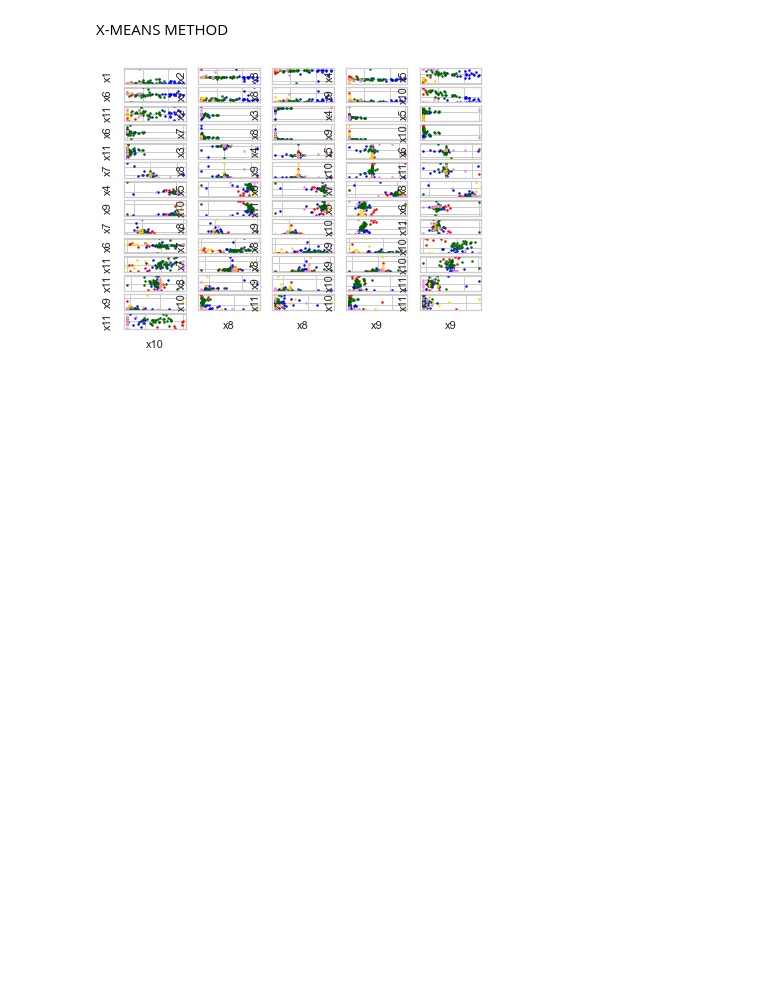
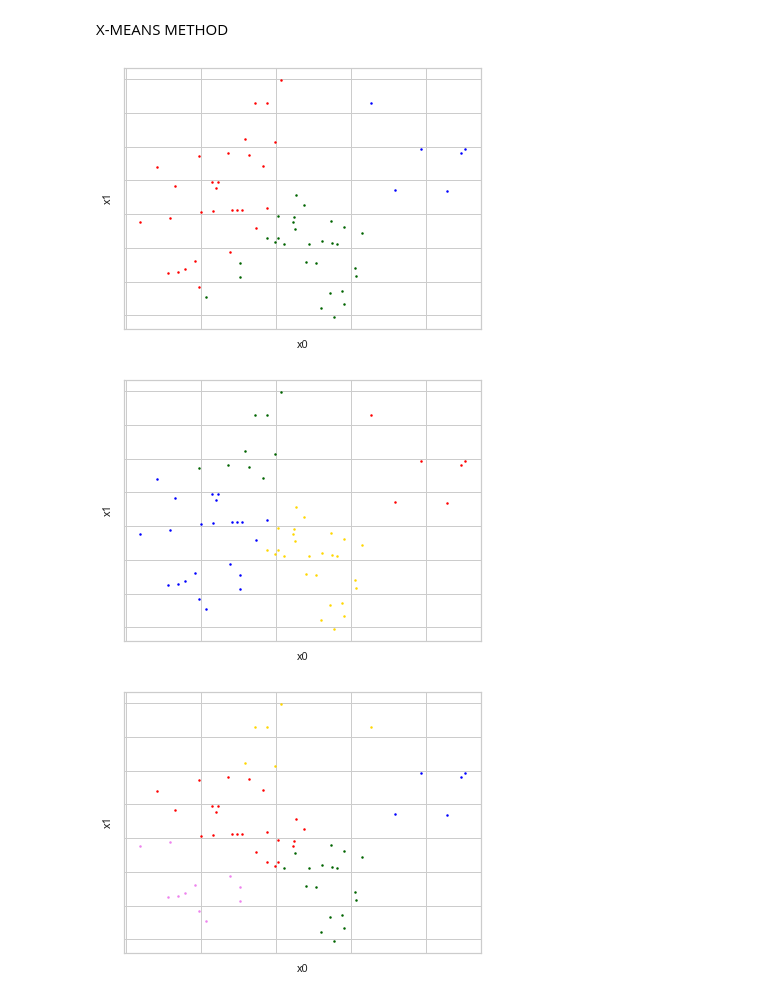
Before and after one commit to maxielias/cbbm, a Jupyter notebook: cbbm/optimum_k.ipynb, the cells around one changed output. Drawn from its saved outputs; the diff is of its cells as text; code cells hidden in the pictures; blank space fills up the shorter version.

Commit message:
Updated files, added elbow method analysis, scaling options

```diff
--- a/cbbm/optimum_k.ipynb
+++ b/cbbm/optimum_k.ipynb
@@ -309,12 +388,0 @@ For n_clusters = 6 The average silhouette_score is : 0.2608442539194875
-# %%
-model = KMeans(n_clusters=5, n_init=100, max_iter=10000, algorithm="elkan")
-visualizer = SilhouetteVisualizer(model, colors='yellowbrick')
-
-visualizer.fit(data_arr)        # Fit the data to the visualizer
-visualizer.show()        # Finalize and render the figure
-
-model = KMeans(n_clusters=5)
-visualizer = SilhouetteVisualizer(model, colors='yellowbrick')
-
-visualizer.fit(data_arr)        # Fit the data to the visualizer
-visualizer.show()        # Finalize and render the figure
@@ -356,7 +424,0 @@ visualizer.show()        # Finalize and render the figure
-# %%
-model = KMedoids(metric="euclidean", n_clusters=5,
-         init="heuristic", max_iter=10000, method="pam")
-visualizer = SilhouetteVisualizer(model, colors='yellowbrick')
-
-visualizer.fit(data_arr)        # Fit the data to the visualizer
-visualizer.show()        # Finalize and render the figure
@@ -368,23 +661,26 @@ X-MEANS METHOD
 # %%
 from pyclustering.utils import read_sample
 from pyclustering.samples.definitions import FAMOUS_SAMPLES
 from pyclustering.cluster import cluster_visualizer_multidim
 from pyclustering.cluster.center_initializer import kmeans_plusplus_initializer
 from pyclustering.cluster.xmeans import xmeans
 
 # load 4D data sample 'Iris'
-sample_4d = list(data_arr) # read_sample(FAMOUS_SAMPLES.SAMPLE_IRIS)
+sample_4d = list(data_arr_2d) # read_sample(FAMOUS_SAMPLES.SAMPLE_IRIS)
 # display(sample_4d)
 # initialize 3 initial centers using K-Means++ algorithm
-centers = kmeans_plusplus_initializer(sample_4d, 5).initialize()
-# performs cluster analysis using X-Means
-xmeans_instance = xmeans(sample_4d, centers)
-xmeans_instance.process()
-clusters = xmeans_instance.get_clusters()
-# display(clusters)
-# visualize obtained clusters in multi-dimensional space
-visualizer = cluster_visualizer_multidim()
-visualizer.append_clusters(clusters, sample_4d)
-visualizer.show(max_row_size=5) # max_row_size=3)
+for n in range_n_clusters:
+    centers = kmeans_plusplus_initializer(sample_4d, n).initialize()
+    # performs cluster analysis using X-Means
+    xmeans_instance = xmeans(sample_4d, centers)
+    xmeans_instance.process()
+    clusters = xmeans_instance.get_clusters()
+    # display(clusters)
+    # visualize obtained clusters in multi-dimensional space
+    visualizer = cluster_visualizer_multidim()
+    visualizer.append_clusters(clusters, sample_4d)
+    visualizer.show(max_row_size=5) # max_row_size=3)
 # %% [output]
-[figure, old version]
+[figure, new version]
+[figure, added]
+[figure, added]
```
Also changed, not shown: parts of 16 cells of this notebook, 24 other files.
